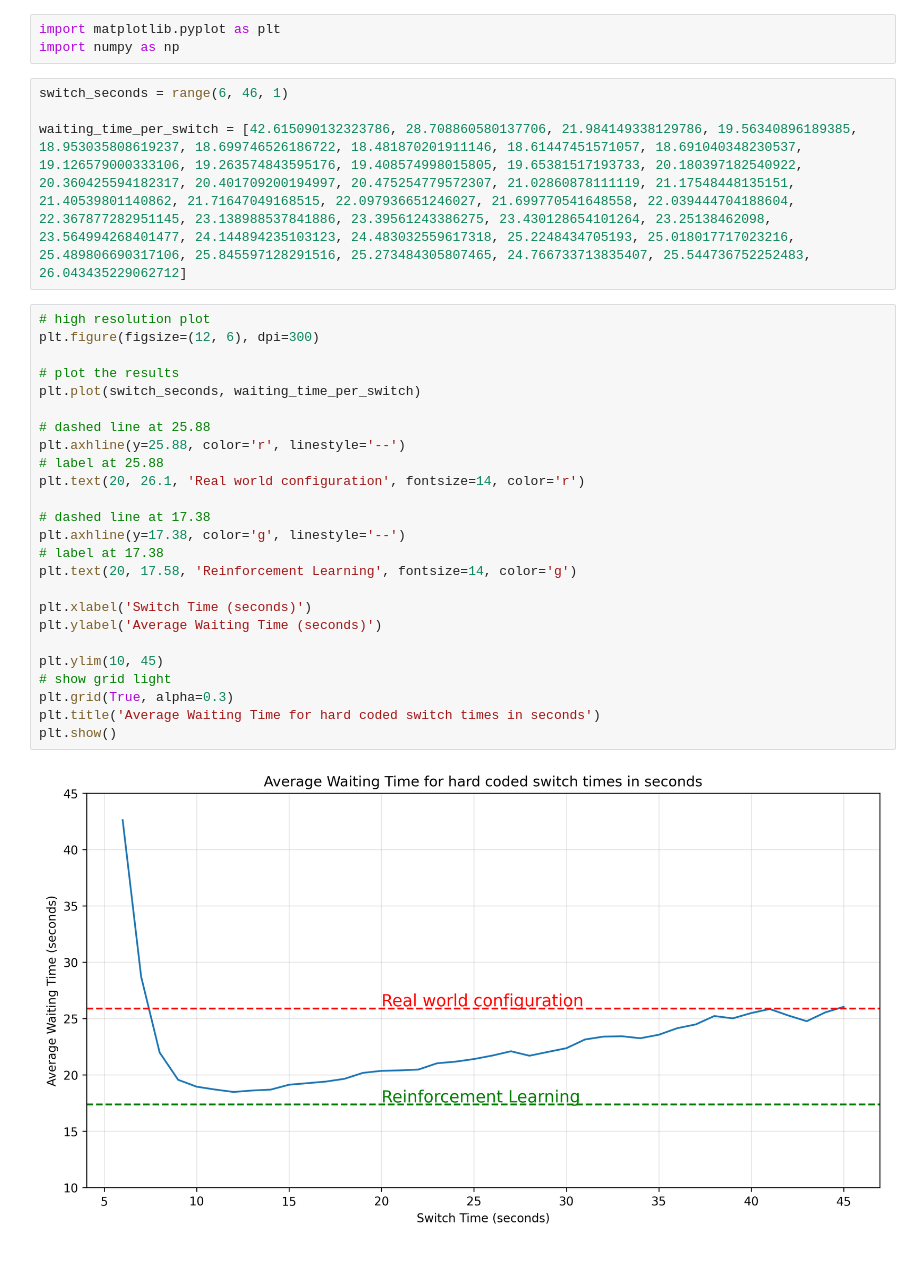
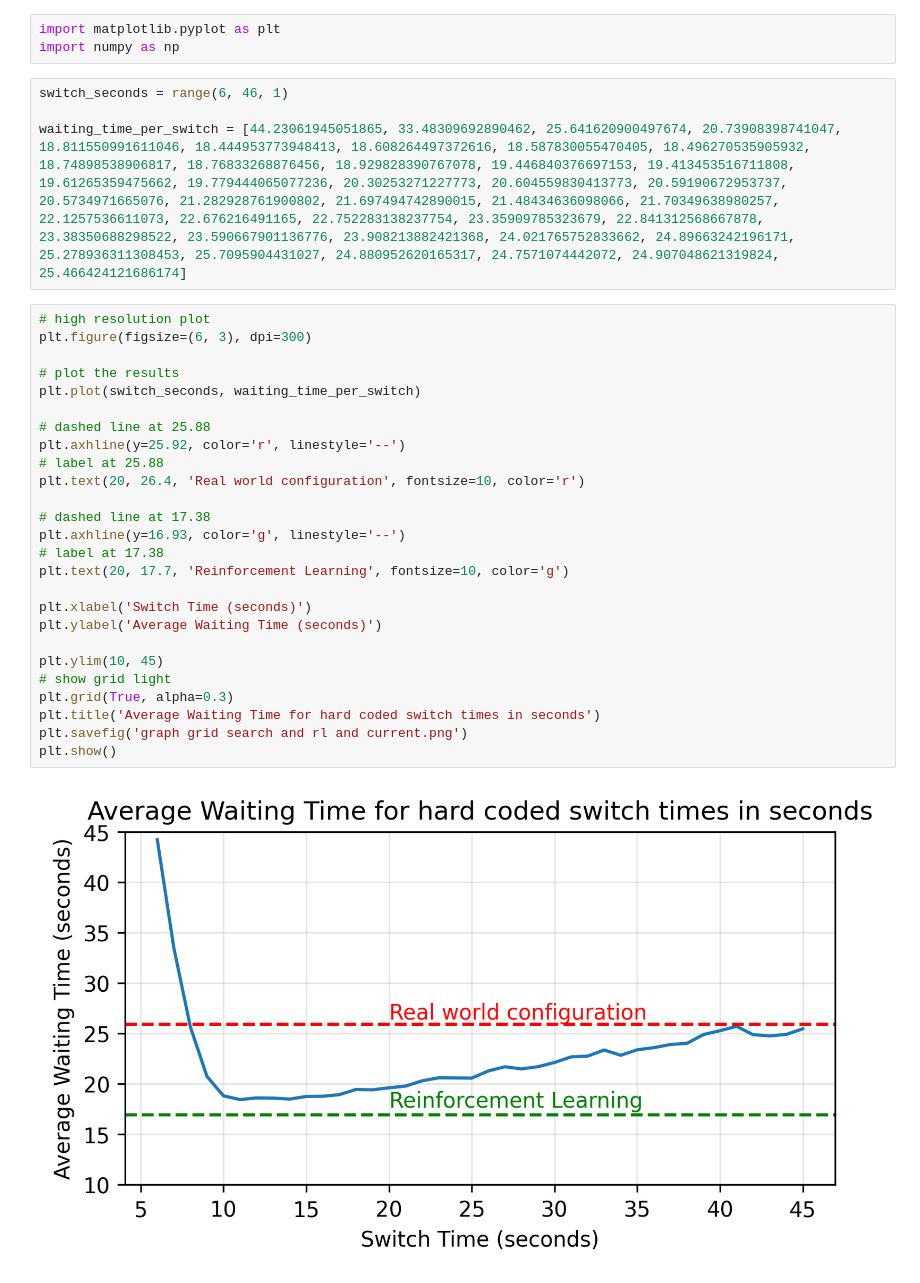
Before and after one commit to robertobernardelli/reinforcement-learning-stoplight, a Jupyter notebook: graphs.ipynb, the cells around one changed output. Cells and saved outputs as stored; diff of their text form.

```diff
--- a/graphs.ipynb
+++ b/graphs.ipynb
@@ -1,34 +1,35 @@
 # %%
 import matplotlib.pyplot as plt
 import numpy as np
-# %%
-switch_seconds = range(6, 46, 1)
-
-waiting_time_per_switch = [42.615090132323786, 28.708860580137706, 21.984149338129786, 19.56340896189385, 18.953035808619237, 18.699746526186722, 18.481870201911146, 18.61447451571057, 18.691040348230537, 19.126579000333106, 19.263574843595176, 19.408574998015805, 19.65381517193733, 20.180397182540922, 20.360425594182317, 20.401709200194997, 20.475254779572307, 21.02860878111119, 21.17548448135151, 21.40539801140862, 21.71647049168515, 22.097936651246027, 21.699770541648558, 22.039444704188604, 22.367877282951145, 23.138988537841886, 23.39561243386275, 23.430128654101264, 23.25138462098, 23.564994268401477, 24.144894235103123, 24.483032559617318, 25.2248434705193, 25.018017717023216, 25.489806690317106, 25.845597128291516, 25.273484305807465, 24.766733713835407, 25.544736752252483, 26.043435229062712]
+# %%
+switch_seconds = range(6, 46, 1)
+
+waiting_time_per_switch = [44.23061945051865, 33.48309692890462, 25.641620900497674, 20.73908398741047, 18.811550991611046, 18.444953773948413, 18.608264497372616, 18.587830055470405, 18.496270535905932, 18.74898538906817, 18.76833268876456, 18.929828390767078, 19.446840376697153, 19.413453516711808, 19.61265359475662, 19.779444065077236, 20.30253271227773, 20.604559830413773, 20.59190672953737, 20.5734971665076, 21.282928761900802, 21.697494742890015, 21.48434636098066, 21.70349638980257, 22.1257536611073, 22.676216491165, 22.752283138237754, 23.35909785323679, 22.841312568667878, 23.38350688298522, 23.590667901136776, 23.908213882421368, 24.021765752833662, 24.89663242196171, 25.278936311308453, 25.7095904431027, 24.880952620165317, 24.7571074442072, 24.907048621319824, 25.466424121686174]
 # %%
 # high resolution plot
-plt.figure(figsize=(12, 6), dpi=300)
+plt.figure(figsize=(6, 3), dpi=300)
 
 # plot the results
 plt.plot(switch_seconds, waiting_time_per_switch)
 
 # dashed line at 25.88
-plt.axhline(y=25.88, color='r', linestyle='--')
+plt.axhline(y=25.92, color='r', linestyle='--')
 # label at 25.88
-plt.text(20, 26.1, 'Real world configuration', fontsize=14, color='r')
+plt.text(20, 26.4, 'Real world configuration', fontsize=10, color='r')
 
 # dashed line at 17.38
-plt.axhline(y=17.38, color='g', linestyle='--')
+plt.axhline(y=16.93, color='g', linestyle='--')
 # label at 17.38
-plt.text(20, 17.58, 'Reinforcement Learning', fontsize=14, color='g')
+plt.text(20, 17.7, 'Reinforcement Learning', fontsize=10, color='g')
 
 plt.xlabel('Switch Time (seconds)')
 plt.ylabel('Average Waiting Time (seconds)')
 
 plt.ylim(10, 45)
 # show grid light
 plt.grid(True, alpha=0.3)
 plt.title('Average Waiting Time for hard coded switch times in seconds')
+plt.savefig('graph grid search and rl and current.png')
 plt.show()
 # %% [output]
-[figure, old version]
+[figure, new version]
```
Also changed, not shown: parts of 6 cells of this notebook, 29 other files.
